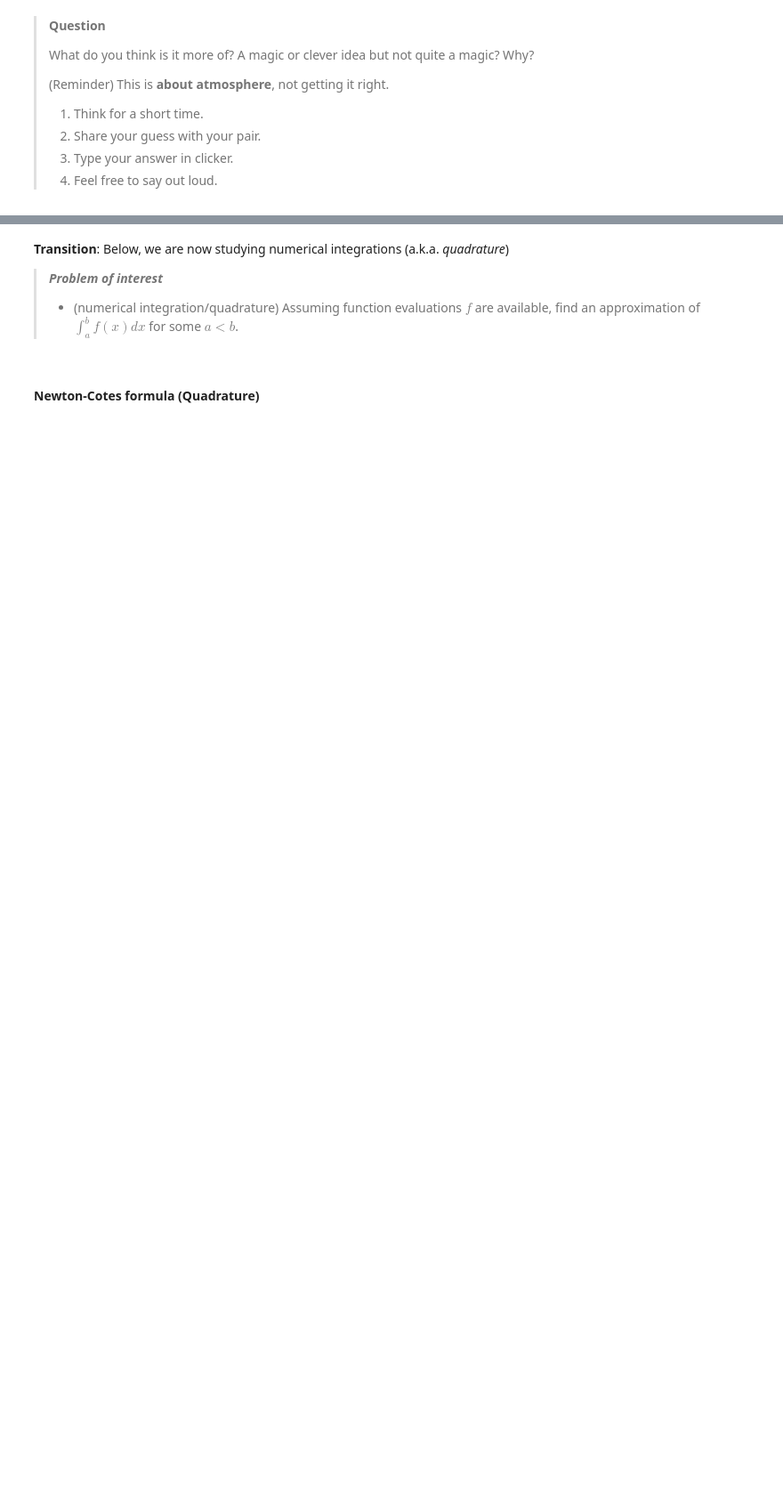
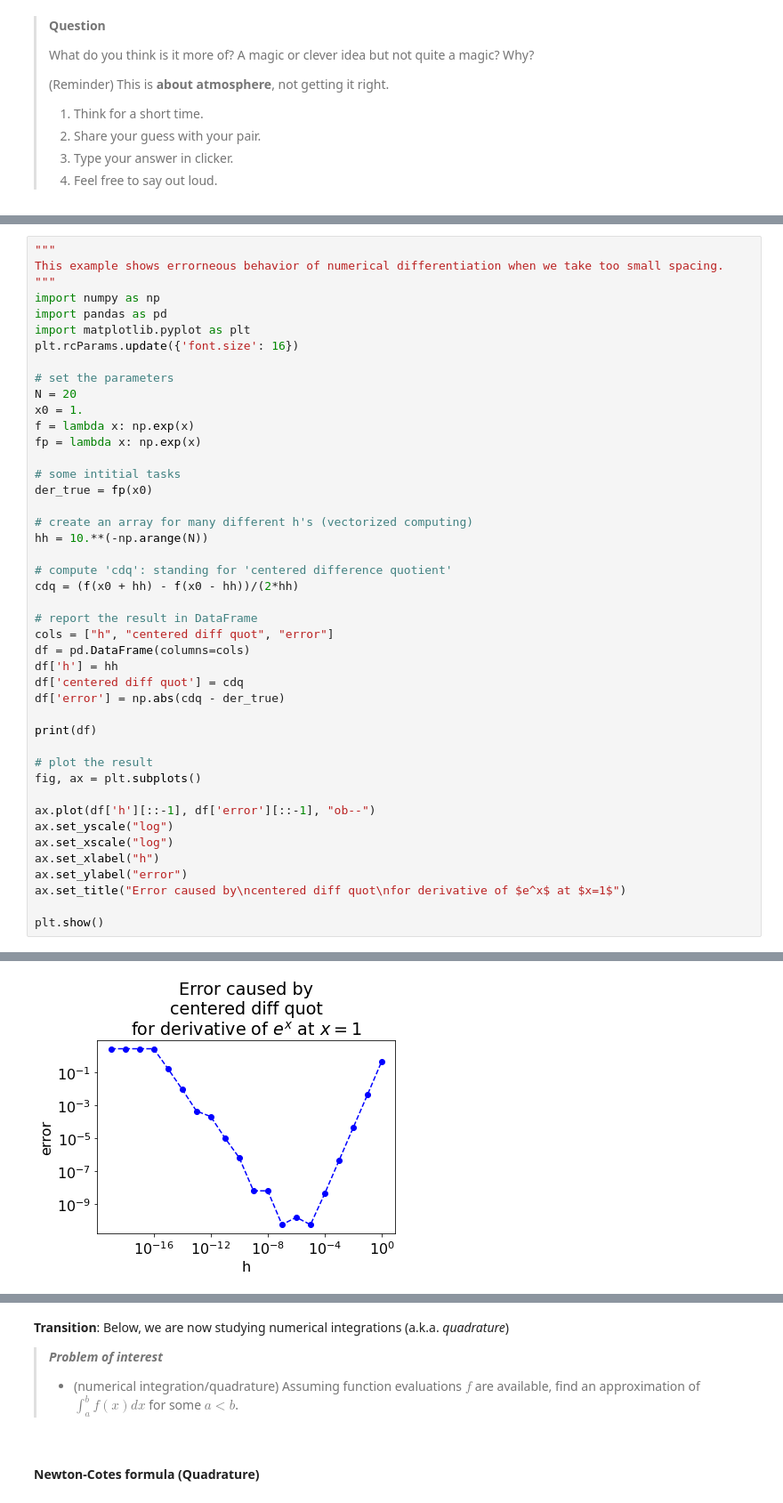
Before and after one commit to jhparkyb/NumAnalNotes_Pub, a Jupyter notebook: chapters/na03numdiffquad.ipynb, the cells around one changed output, grey strips where cells are left out. Shown: that part at 89% size. Saved outputs shown, nothing was run; the diff lists cells and outputs as text; blank space fills up the shorter version.

```diff
--- a/chapters/na03numdiffquad.ipynb
+++ b/chapters/na03numdiffquad.ipynb
@@ -107,0 +121,45 @@ Figure: https://wtskills.com/
+# %%
+"""
+This example shows errorneous behavior of numerical differentiation when we take too small spacing.
+"""
+import numpy as np
+import pandas as pd
+import matplotlib.pyplot as plt
+plt.rcParams.update({'font.size': 16})
+
+# set the parameters
+N = 20
+x0 = 1.
+f = lambda x: np.exp(x)
+fp = lambda x: np.exp(x)
+
+# some intitial tasks
+der_true = fp(x0)
+
+# create an array for many different h's (vectorized computing)
+hh = 10.**(-np.arange(N))
+
+# compute 'cdq': standing for 'centered difference quotient'
+cdq = (f(x0 + hh) - f(x0 - hh))/(2*hh)
+
+# report the result in DataFrame
+cols = ["h", "centered diff quot", "error"]
+df = pd.DataFrame(columns=cols)
+df['h'] = hh
+df['centered diff quot'] = cdq
+df['error'] = np.abs(cdq - der_true)
+
+print(df)
+
+# plot the result
+fig, ax = plt.subplots()
+
+ax.plot(df['h'][::-1], df['error'][::-1], "ob--")
+ax.set_yscale("log")
+ax.set_xscale("log")
+ax.set_xlabel("h")
+ax.set_ylabel("error")
+ax.set_title("Error caused by\ncentered diff quot\nfor derivative of $e^x$ at $x=1$")
+
+plt.show()
+# %% [output]
@@ -107,0 +183 @@ Figure: https://wtskills.com/
+[figure, added]
```
Also changed, not shown: parts of 11 cells of this notebook.
